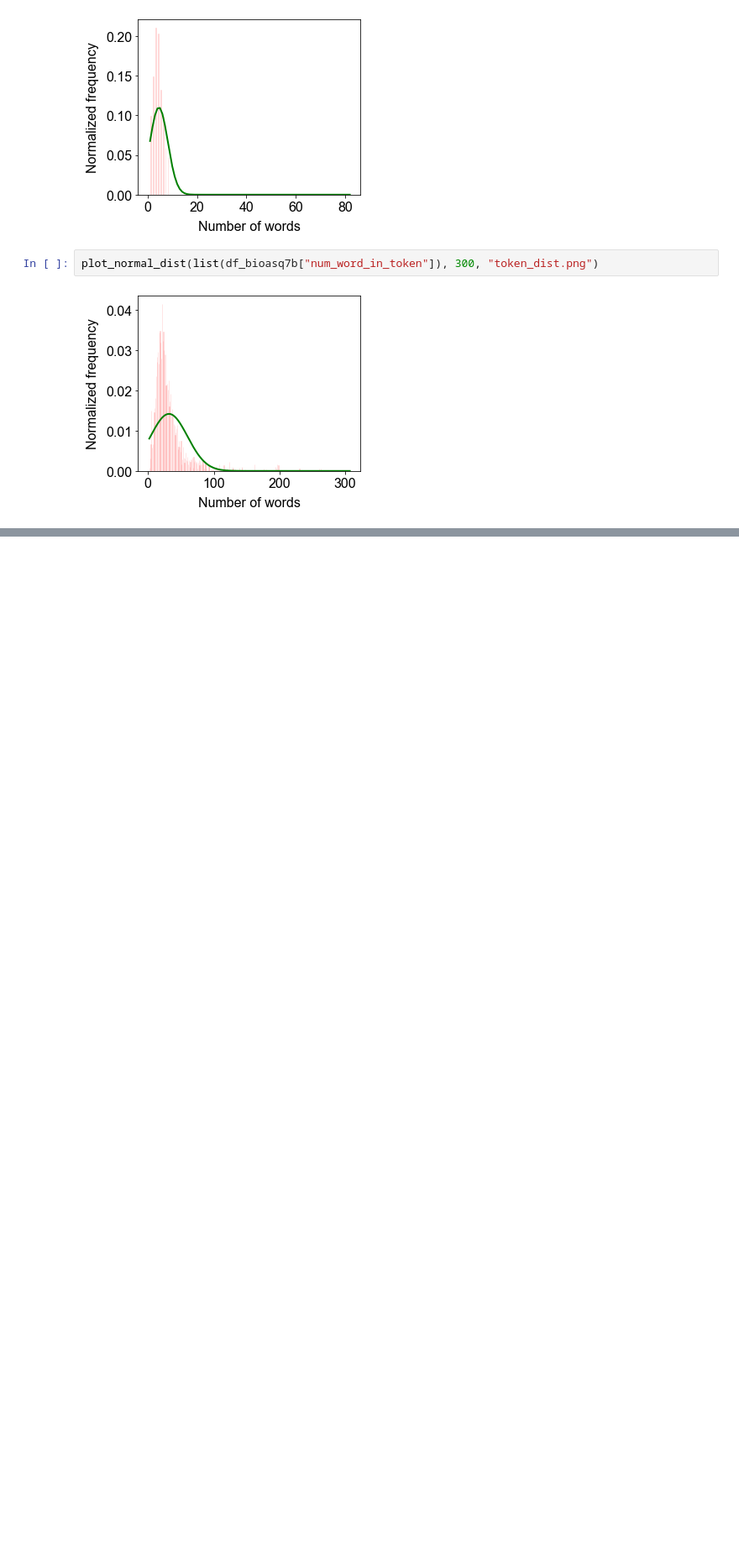
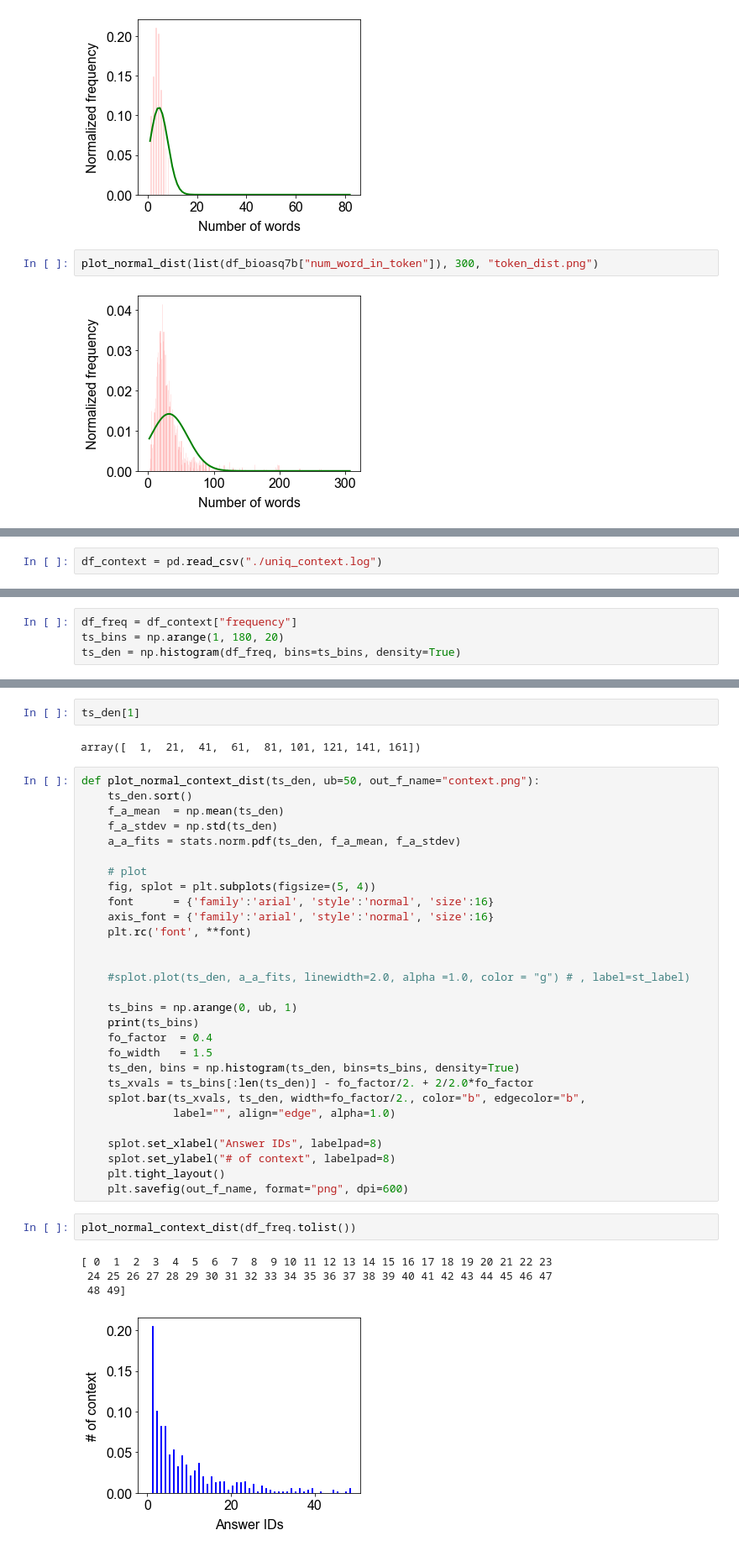
Before and after one commit to exchhattu/BiomedicalQASystem-Transformers-TransferLearning-MedQA, a Jupyter notebook: notebook/EDA.ipynb, the cells around one changed output, grey strips where cells are left out. Shown: that part at 84% size. Saved outputs shown, nothing was run; the diff lists cells and outputs as text; blank space fills up the shorter version.

Commit message:
updated EDA after adding context distribution.

```diff
--- a/notebook/EDA.ipynb
+++ b/notebook/EDA.ipynb
@@ -79,0 +82,2 @@ plot_normal_dist(list(df_bioasq7b["num_word_in_token"]), 300, "token_dist.png")
+# %%
+df_context = pd.read_csv("./uniq_context.log")
@@ -79,0 +93,4 @@ plot_normal_dist(list(df_bioasq7b["num_word_in_token"]), 300, "token_dist.png")
+# %%
+df_freq = df_context["frequency"]
+ts_bins = np.arange(1, 180, 20)
+ts_den = np.histogram(df_freq, bins=ts_bins, density=True)
@@ -79,0 +102,40 @@ plot_normal_dist(list(df_bioasq7b["num_word_in_token"]), 300, "token_dist.png")
+# %%
+ts_den[1]
+# %% [output]
+array([  1,  21,  41,  61,  81, 101, 121, 141, 161])
+# %%
+def plot_normal_context_dist(ts_den, ub=50, out_f_name="context.png"):
+    ts_den.sort()
+    f_a_mean  = np.mean(ts_den)
+    f_a_stdev = np.std(ts_den)
+    a_a_fits = stats.norm.pdf(ts_den, f_a_mean, f_a_stdev)
+
+    # plot
+    fig, splot = plt.subplots(figsize=(5, 4))
+    font      = {'family':'arial', 'style':'normal', 'size':16}
+    axis_font = {'family':'arial', 'style':'normal', 'size':16}
+    plt.rc('font', **font)
+
+
+    #splot.plot(ts_den, a_a_fits, linewidth=2.0, alpha =1.0, color = "g") # , label=st_label)
+
+    ts_bins = np.arange(0, ub, 1)
+    print(ts_bins)
+    fo_factor  = 0.4
+    fo_width   = 1.5
+    ts_den, bins = np.histogram(ts_den, bins=ts_bins, density=True)
+    ts_xvals = ts_bins[:len(ts_den)] - fo_factor/2. + 2/2.0*fo_factor
+    splot.bar(ts_xvals, ts_den, width=fo_factor/2., color="b", edgecolor="b",
+              label="", align="edge", alpha=1.0)
+
+    splot.set_xlabel("Answer IDs", labelpad=8)
+    splot.set_ylabel("# of context", labelpad=8)
+    plt.tight_layout()
+    plt.savefig(out_f_name, format="png", dpi=600)
+# %%
+plot_normal_context_dist(df_freq.tolist())
+# %% [output]
+[ 0  1  2  3  4  5  6  7  8  9 10 11 12 13 14 15 16 17 18 19 20 21 22 23
+ 24 25 26 27 28 29 30 31 32 33 34 35 36 37 38 39 40 41 42 43 44 45 46 47
+ 48 49]
+[figure, added]
```
Also changed, not shown: parts of 3 cells of this notebook.
